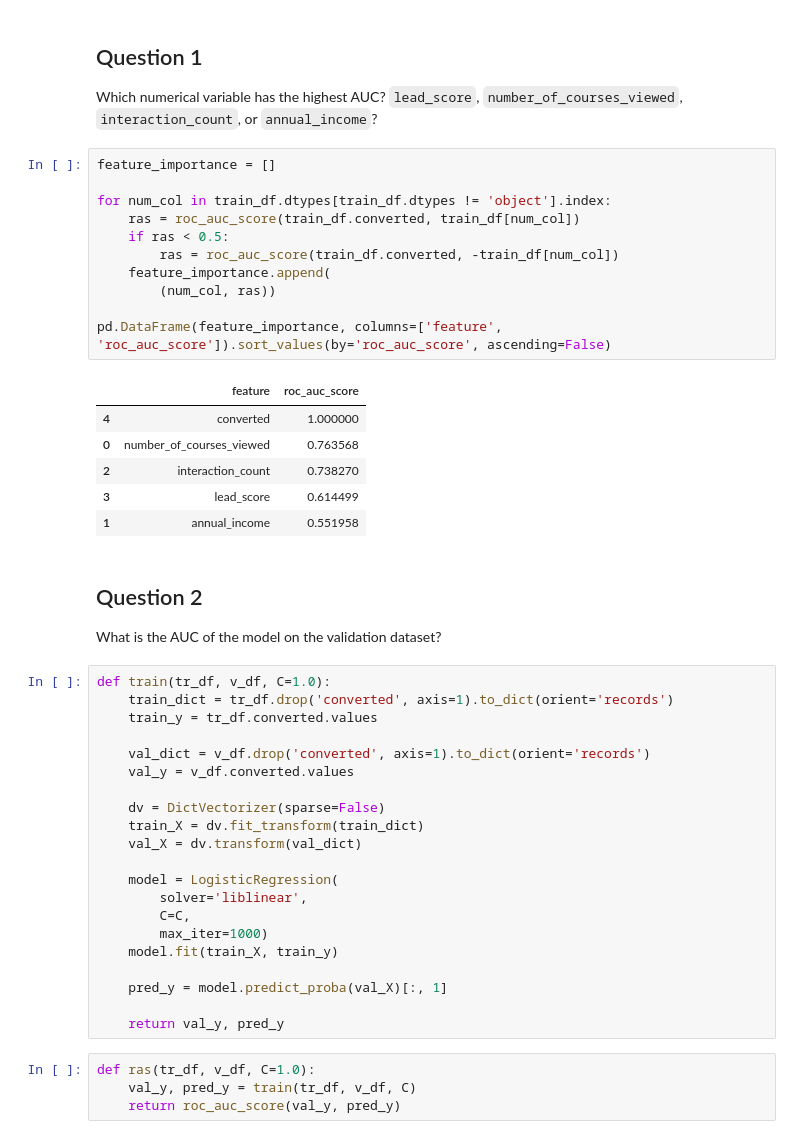
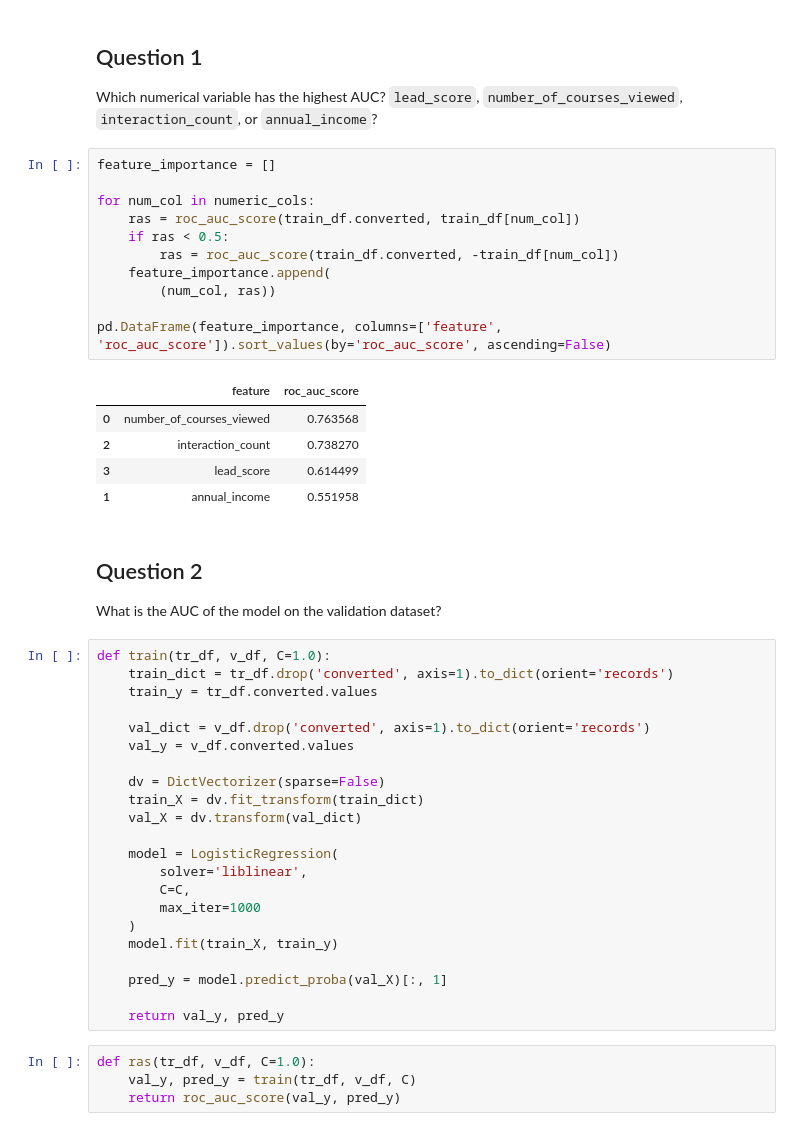
Before and after one commit to holdenparker/ml-zoomcamp-2025, a Jupyter notebook: homework/04/evaluation.ipynb, the cells around one changed output. Cells and saved outputs as stored; diff of their text form.

```diff
--- a/homework/04/evaluation.ipynb
+++ b/homework/04/evaluation.ipynb
@@ -79,17 +79,16 @@ Which numerical variable has the highest AUC? `lead_score`, `number_of_courses_v
 # %%
 feature_importance = []
 
-for num_col in train_df.dtypes[train_df.dtypes != 'object'].index:
+for num_col in numeric_cols:
     ras = roc_auc_score(train_df.converted, train_df[num_col])
     if ras < 0.5:
         ras = roc_auc_score(train_df.converted, -train_df[num_col])
     feature_importance.append(
         (num_col, ras))
 
 pd.DataFrame(feature_importance, columns=['feature', 'roc_auc_score']).sort_values(by='roc_auc_score', ascending=False)
 # %% [output]
 |  | feature | roc_auc_score |
-| 4 | converted | 1.000000 |
 | 0 | number_of_courses_viewed | 0.763568 |
 | 2 | interaction_count | 0.738270 |
 | 3 | lead_score | 0.614499 |
@@ -112,7 +111,8 @@ def train(tr_df, v_df, C=1.0):
     model = LogisticRegression(
         solver='liblinear',
         C=C,
-        max_iter=1000)
+        max_iter=1000
+    )
     model.fit(train_X, train_y)
 
     pred_y = model.predict_proba(val_X)[:, 1]
```
Also changed, not shown: parts of 3 cells of this notebook.
